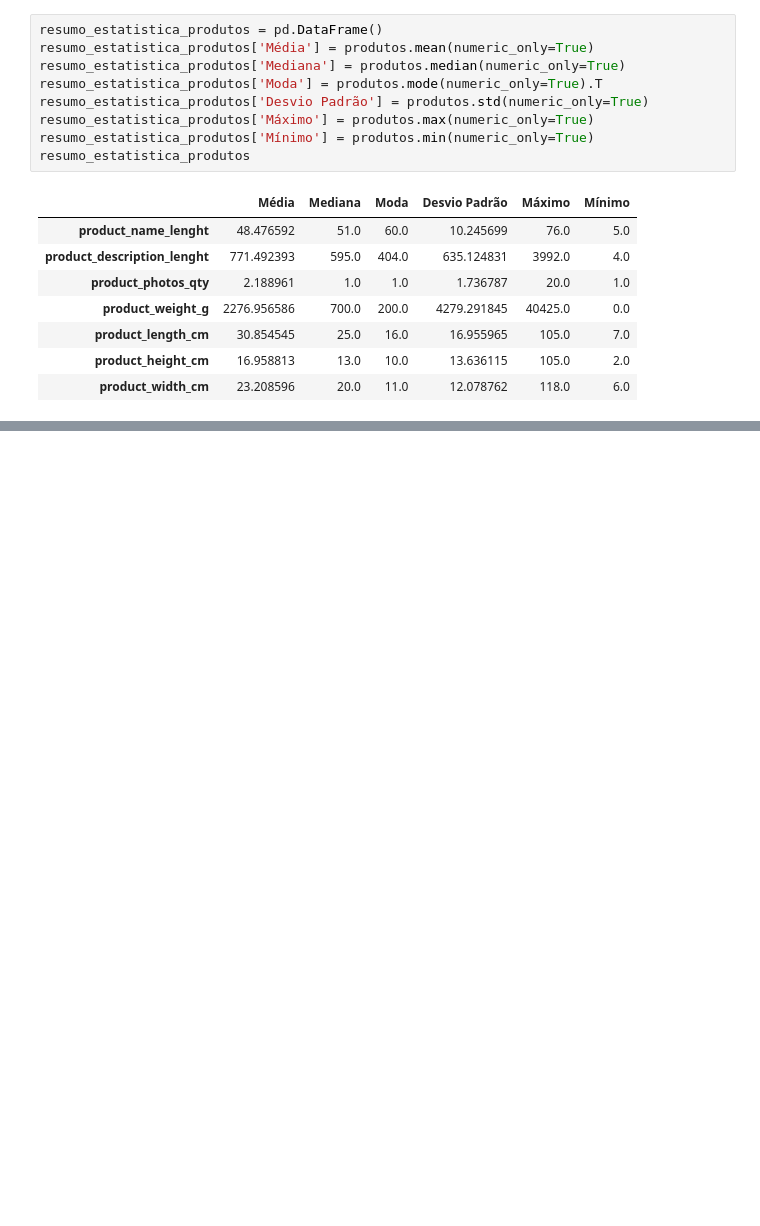
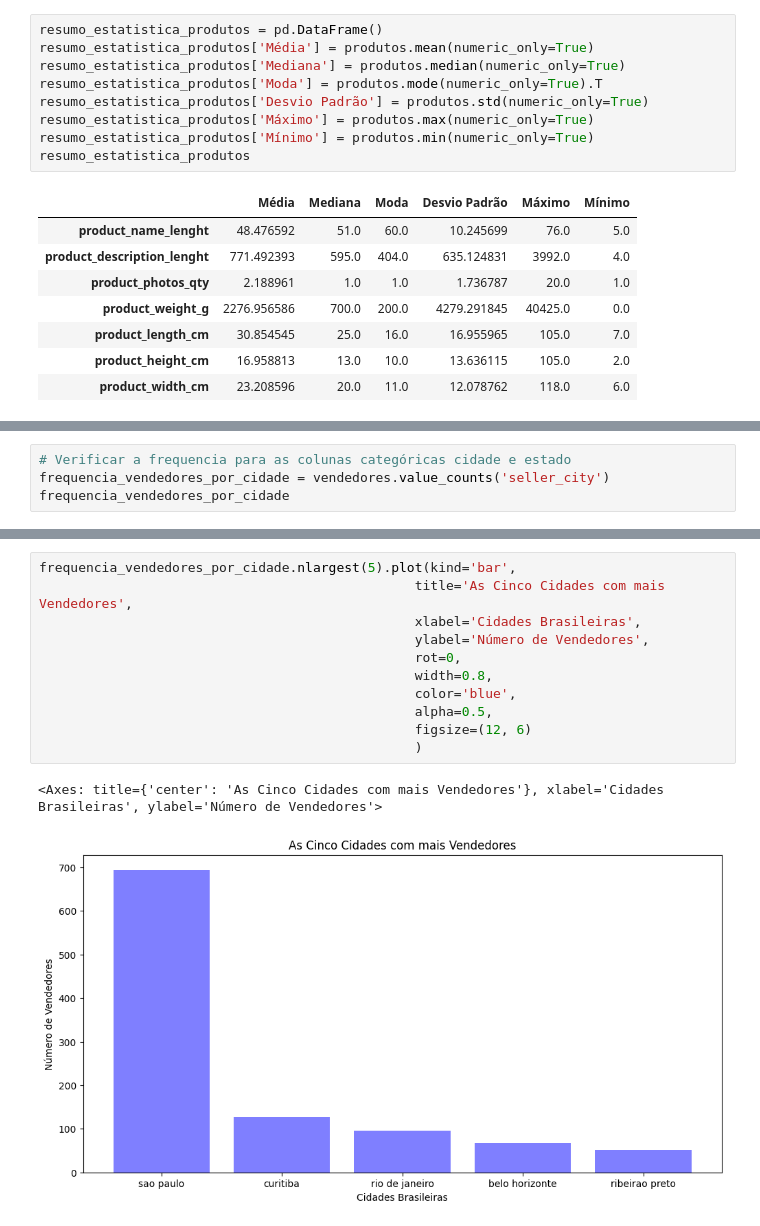
Before and after one commit to RayVilaca/Bootcamp-Data-Science-Ada, a Jupyter notebook: projetos-conclusao-modulo/modulo2/projeto.ipynb, the cells around one changed output, grey strips where cells are left out. Saved outputs shown, nothing was run; the diff lists cells and outputs as text; blank space fills up the shorter version.

Commit message:
feat: add sellers section in module 2

```diff
--- a/projetos-conclusao-modulo/modulo2/projeto.ipynb
+++ b/projetos-conclusao-modulo/modulo2/projeto.ipynb
@@ -684,0 +737,4 @@ resumo_estatistica_produtos
+# %%
+# Verificar a frequencia para as colunas categóricas cidade e estado
+frequencia_vendedores_por_cidade = vendedores.value_counts('seller_city')
+frequencia_vendedores_por_cidade
@@ -684,0 +776,14 @@ resumo_estatistica_produtos
+# %%
+frequencia_vendedores_por_cidade.nlargest(5).plot(kind='bar',
+                                                title='As Cinco Cidades com mais Vendedores',
+                                                xlabel='Cidades Brasileiras',
+                                                ylabel='Número de Vendedores',
+                                                rot=0,
+                                                width=0.8,
+                                                color='blue',
+                                                alpha=0.5,
+                                                figsize=(12, 6)
+                                                )
+# %% [output]
+<Axes: title={'center': 'As Cinco Cidades com mais Vendedores'}, xlabel='Cidades Brasileiras', ylabel='Número de Vendedores'>
+[figure, added]
```
Also changed, not shown: parts of 10 cells of this notebook.
